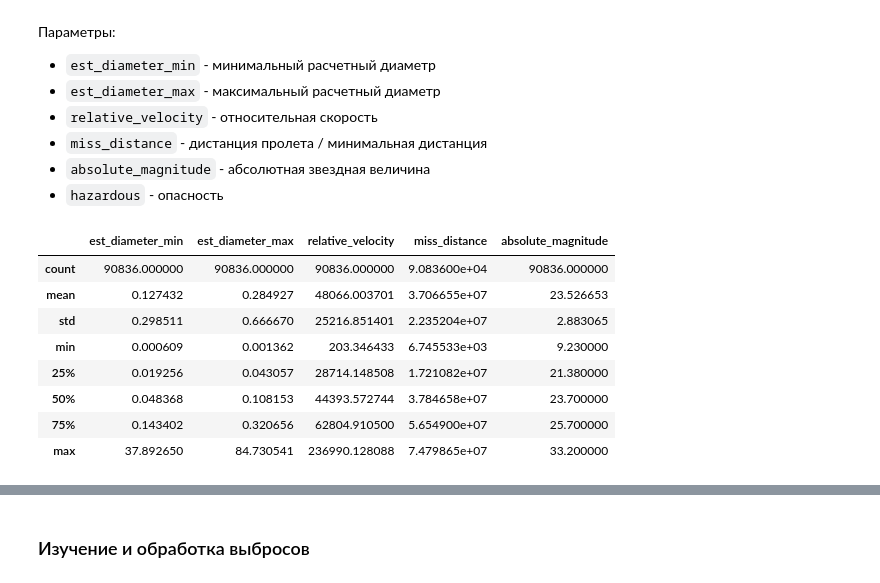
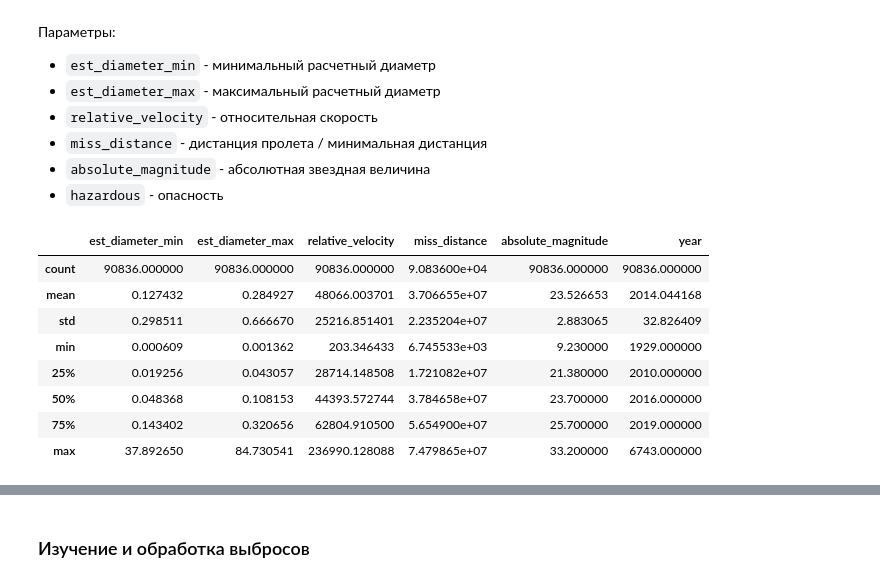
Before and after one commit to stwz13/ml, a Jupyter notebook: lab1.ipynb, the cells around one changed output, grey strips where cells are left out. Drawn from its saved outputs; the diff is of its cells as text; code cells hidden in the pictures.

```diff
--- a/lab1.ipynb
+++ b/lab1.ipynb
@@ -97,6 +118,7 @@ dtype: float64
 * `est_diameter_max`
 * `name`
 # %%
-data = data.drop(columns=["id"])
+data = data.drop(columns=["id", "name"])
+# data = data.drop(columns=["id"])
 data
 # %% [output]
@@ -126,7 +148,7 @@ data["relative_velocity"] = data["relative_velocity"].fillna(data["relative_velo
 
 mean_diameter_difference = data["est_diameter_max"].mean() - data["est_diameter_min"].mean()
 data["est_diameter_max"] = data["est_diameter_max"].fillna(data["est_diameter_min"] + mean_diameter_difference)
-data["name"] = data["name"].fillna(data["name"].mode()[0])
+# data["name"] = data["name"].fillna(data["name"].mode()[0])
 # %%
 data.isna().sum()
 # %% [output]
@@ -142,7 +163,7 @@ dtype: int64
 ### Обогащение данных
 Из столбца `name` можно извлечь информацию о годе наблюдения метеорита.
 # %%
-data["year"] = data["name"].str.extract(r'\(.*?\b(\d{4})\b.*?\)')
-data["year"].value_counts()
-data = data.drop(columns=["name"])
-data
+# data["year"] = data["name"].str.extract(r'\(.*?\b(\d{4})\b.*?\)')
+# data["year"].value_counts()
+# data = data.drop(columns=["name"])
+# data
@@ -187,8 +193,8 @@ np.int64(0)
 # %% [markdown]
 ### Коррекция типов данных
 # %%
-data["year"] = data["year"].astype(int)
-data.info()
+# data["year"] = data["year"].astype(int)
+# data.info()
 # %% [output]
 <class 'pandas.core.frame.DataFrame'>
 RangeIndex: 90836 entries, 0 to 90835
@@ -250,18 +256,18 @@ data.head()
 * `absolute_magnitude` - абсолютная звездная величина
 * `hazardous` - опасность
 # %%
-columns = ["est_diameter_min", "est_diameter_max", "relative_velocity", "miss_distance", "absolute_magnitude"]
+columns = ["est_diameter_min", "est_diameter_max", "relative_velocity", "miss_distance", "absolute_magnitude", "year"]
 data.describe()[columns]
 # %% [output]
-|  | est_diameter_min | est_diameter_max | relative_velocity | miss_distance | absolute_magnitude |
-| count | 90836.000000 | 90836.000000 | 90836.000000 | 9.083600e+04 | 90836.000000 |
-| mean | 0.127432 | 0.284927 | 48066.003701 | 3.706655e+07 | 23.526653 |
-| std | 0.298511 | 0.666670 | 25216.851401 | 2.235204e+07 | 2.883065 |
-| min | 0.000609 | 0.001362 | 203.346433 | 6.745533e+03 | 9.230000 |
-| 25% | 0.019256 | 0.043057 | 28714.148508 | 1.721082e+07 | 21.380000 |
-| 50% | 0.048368 | 0.108153 | 44393.572744 | 3.784658e+07 | 23.700000 |
-| 75% | 0.143402 | 0.320656 | 62804.910500 | 5.654900e+07 | 25.700000 |
-| max | 37.892650 | 84.730541 | 236990.128088 | 7.479865e+07 | 33.200000 |
+|  | est_diameter_min | est_diameter_max | relative_velocity | miss_distance | absolute_magnitude | year |
+| count | 90836.000000 | 90836.000000 | 90836.000000 | 9.083600e+04 | 90836.000000 | 90836.000000 |
+| mean | 0.127432 | 0.284927 | 48066.003701 | 3.706655e+07 | 23.526653 | 2014.044168 |
+| std | 0.298511 | 0.666670 | 25216.851401 | 2.235204e+07 | 2.883065 | 32.826409 |
+| min | 0.000609 | 0.001362 | 203.346433 | 6.745533e+03 | 9.230000 | 1929.000000 |
+| 25% | 0.019256 | 0.043057 | 28714.148508 | 1.721082e+07 | 21.380000 | 2010.000000 |
+| 50% | 0.048368 | 0.108153 | 44393.572744 | 3.784658e+07 | 23.700000 | 2016.000000 |
+| 75% | 0.143402 | 0.320656 | 62804.910500 | 5.654900e+07 | 25.700000 | 2019.000000 |
+| max | 37.892650 | 84.730541 | 236990.128088 | 7.479865e+07 | 33.200000 | 6743.000000 |
 # %%
 for column in columns:
     data.hist(column)
```
Also changed, not shown: parts of 22 cells of this notebook.
